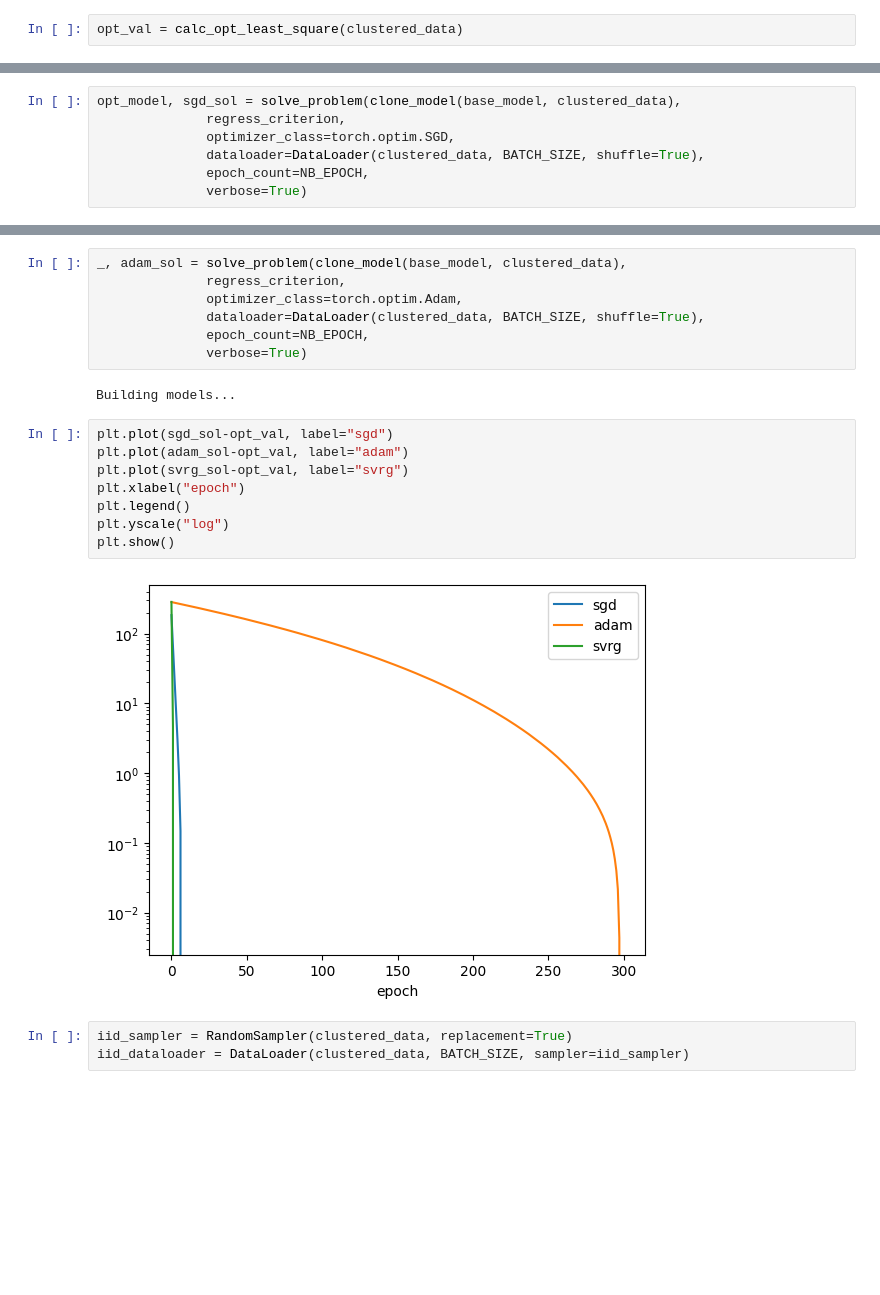
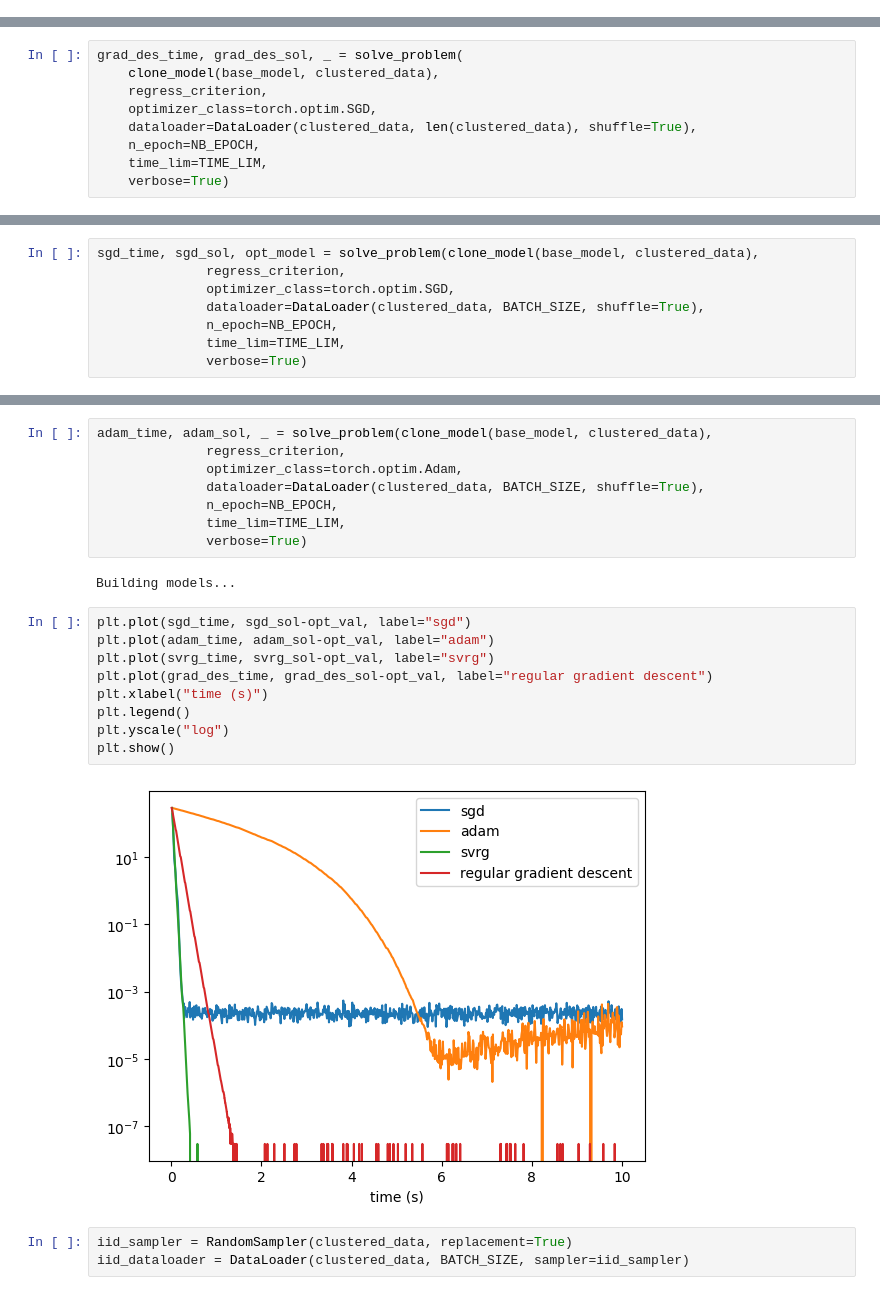
Before and after one commit to yy214/cluster-for-opt, a Jupyter notebook: clustering_for_opt.ipynb, the cells around one changed output, grey strips where cells are left out. Saved outputs shown, nothing was run; the diff lists cells and outputs as text; blank space fills up the shorter version.

```diff
--- a/clustering_for_opt.ipynb
+++ b/clustering_for_opt.ipynb
@@ -87,2 +114,0 @@ _, cover_sol = COVER(clone_model(base_model, clustered_data),
-# %%
-opt_val = calc_opt_least_square(clustered_data)
@@ -95,0 +200,9 @@ plt.show()
+# %%
+grad_des_time, grad_des_sol, _ = solve_problem(
+    clone_model(base_model, clustered_data),
+    regress_criterion,
+    optimizer_class=torch.optim.SGD,
+    dataloader=DataLoader(clustered_data, len(clustered_data), shuffle=True),
+    n_epoch=NB_EPOCH,
+    time_lim=TIME_LIM,
+    verbose=True)
@@ -96,33 +229,36 @@ plt.show()
 # %%
 from utils import clone_model
 # %%
-opt_model, sgd_sol = solve_problem(clone_model(base_model, clustered_data),
+sgd_time, sgd_sol, opt_model = solve_problem(clone_model(base_model, clustered_data),
               regress_criterion,
               optimizer_class=torch.optim.SGD,
               dataloader=DataLoader(clustered_data, BATCH_SIZE, shuffle=True),
-              epoch_count=NB_EPOCH,
+              n_epoch=NB_EPOCH,
+              time_lim=TIME_LIM,
               verbose=True)
 # %% [output]
 Building models...
 # %%
-_, adam_sol = solve_problem(clone_model(base_model, clustered_data),
+adam_time, adam_sol, _ = solve_problem(clone_model(base_model, clustered_data),
               regress_criterion,
               optimizer_class=torch.optim.Adam,
               dataloader=DataLoader(clustered_data, BATCH_SIZE, shuffle=True),
-              epoch_count=NB_EPOCH,
+              n_epoch=NB_EPOCH,
+              time_lim=TIME_LIM,
               verbose=True)
 # %% [output]
 Building models...
 # %%
-plt.plot(sgd_sol-opt_val, label="sgd")
-plt.plot(adam_sol-opt_val, label="adam")
-plt.plot(svrg_sol-opt_val, label="svrg")
-plt.xlabel("epoch")
+plt.plot(sgd_time, sgd_sol-opt_val, label="sgd")
+plt.plot(adam_time, adam_sol-opt_val, label="adam")
+plt.plot(svrg_time, svrg_sol-opt_val, label="svrg")
+plt.plot(grad_des_time, grad_des_sol-opt_val, label="regular gradient descent")
+plt.xlabel("time (s)")
 plt.legend()
 plt.yscale("log")
 plt.show()
 # %% [output]
-[figure, old version]
+[figure, new version]
 # %%
 iid_sampler = RandomSampler(clustered_data, replacement=True)
 iid_dataloader = DataLoader(clustered_data, BATCH_SIZE, sampler=iid_sampler)
```
Also changed, not shown: parts of 23 cells of this notebook, 3 other files.
